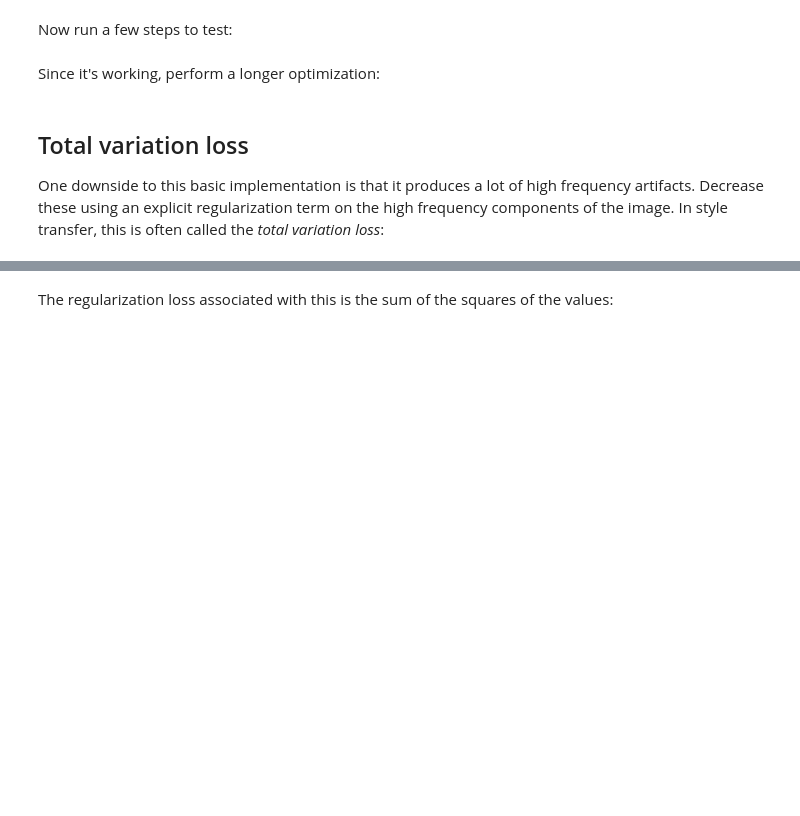
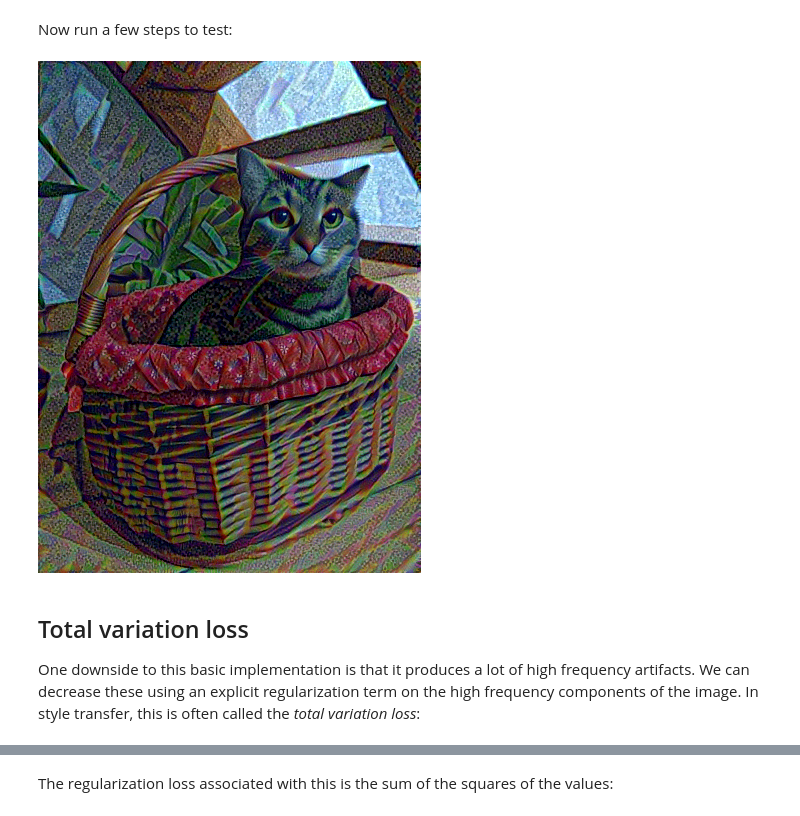
Before and after one commit to RawEnchilada/StyleTransfer, a Jupyter notebook: style_transfer.ipynb, the cells around one changed output, grey strips where cells are left out. Cells and saved outputs as stored; diff of their text form; code cells hidden in the pictures; blank space fills up the shorter version.

Commit message:
transfer object

```diff
--- a/style_transfer.ipynb
+++ b/style_transfer.ipynb
@@ -299,9 +357,9 @@ def train_step(image):
 # %% [markdown]
 Now run a few steps to test:
 # %%
-train_step(image)
-train_step(image)
-train_step(image)
+for n in range(10):
+    train_step(image)
+
 tensor_to_image(image)
+# %% [output]
+[figure, added]
-# %% [markdown]
-Since it's working, perform a longer optimization:
@@ -327,4 +366,4 @@ print("Total time: {:.1f}".format(end-start))
 # %% [markdown]
 ## Total variation loss
 
-One downside to this basic implementation is that it produces a lot of high frequency artifacts. Decrease these using an explicit regularization term on the high frequency components of the image. In style transfer, this is often called the *total variation loss*:
+One downside to this basic implementation is that it produces a lot of high frequency artifacts. We can decrease these using an explicit regularization term on the high frequency components of the image. In style transfer, this is often called the *total variation loss*:
```
Also changed, not shown: parts of 34 cells of this notebook, 3 other files.
